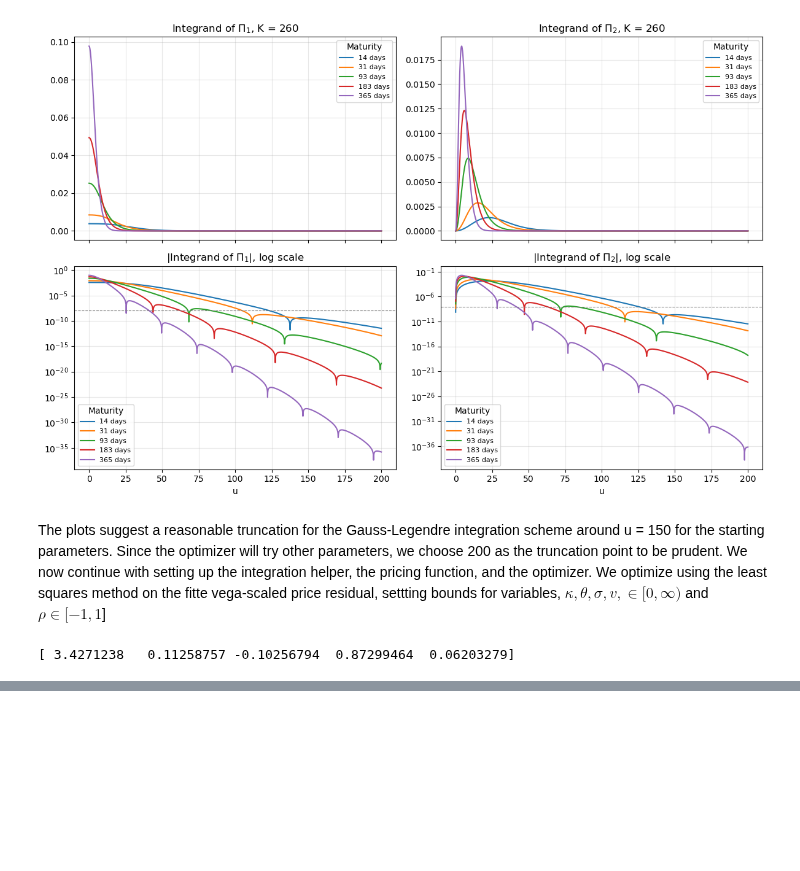
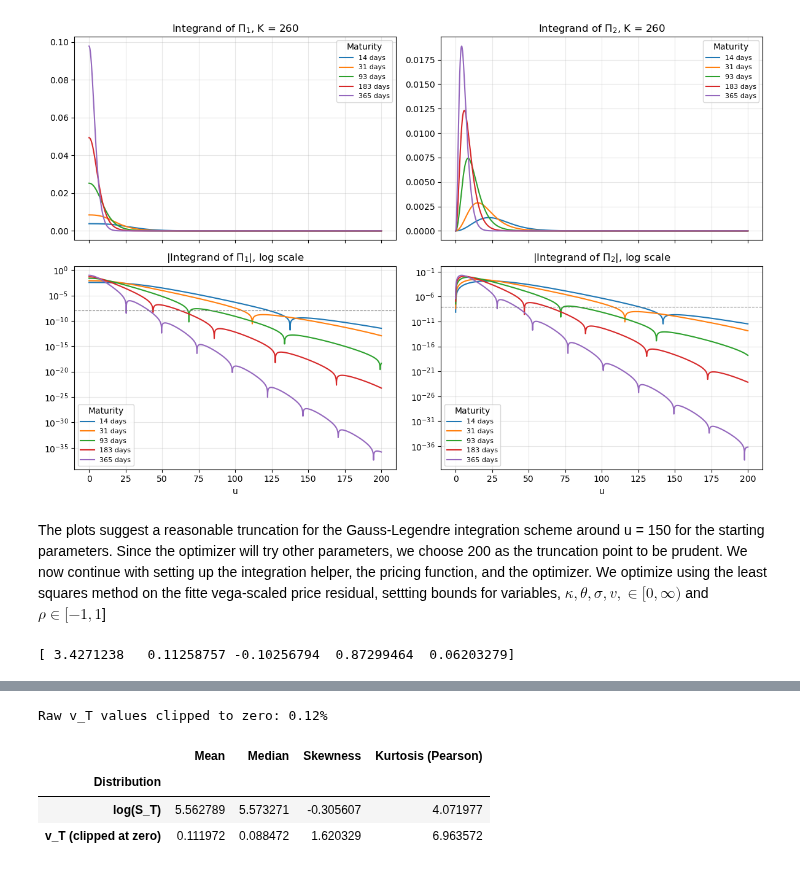
Before and after one commit to dvli22/Assignment-Mandatory, a Jupyter notebook: assignment1.ipynb, the cells around one changed output, grey strips where cells are left out. Drawn from its saved outputs; the diff is of its cells as text; code cells hidden in the pictures; blank space fills up the shorter version.

```diff
--- a/assignment1.ipynb
+++ b/assignment1.ipynb
@@ -306,0 +388,29 @@ plt.show()
+# %%
+# Question 3.2: moments of the simulated terminal distributions
+log_ST_values = np.log(S_paths[:, -1])
+vT_values = np.maximum(v_paths[:, -1], 0.0)
+
+statistics = []
+for distribution, values in {
+    "log(S_T)": log_ST_values,
+    "v_T (clipped at zero)": vT_values,
+}.items():
+    centered = values - np.mean(values)
+    second_moment = np.mean(centered**2)
+    statistics.append({
+        "Distribution": distribution,
+        "Mean": np.mean(values),
+        "Median": np.median(values),
+        "Skewness": np.mean(centered**3) / second_moment**1.5,
+        "Kurtosis (Pearson)": np.mean(centered**4) / second_moment**2,
+    })
+
+summary_32 = pd.DataFrame(statistics).set_index("Distribution")
+print(f"Raw v_T values clipped to zero: {(v_paths[:, -1] < 0).mean():.2%}")
+summary_32
+# %% [output]
+Raw v_T values clipped to zero: 0.12%
+|  | Mean | Median | Skewness | Kurtosis (Pearson) |
+| Distribution |  |  |  |  |
+| log(S_T) | 5.562789 | 5.573271 | -0.305607 | 4.071977 |
+| v_T (clipped at zero) | 0.111972 | 0.088472 | 1.620329 | 6.963572 |
```
Also changed, not shown: parts of 9 cells of this notebook.
